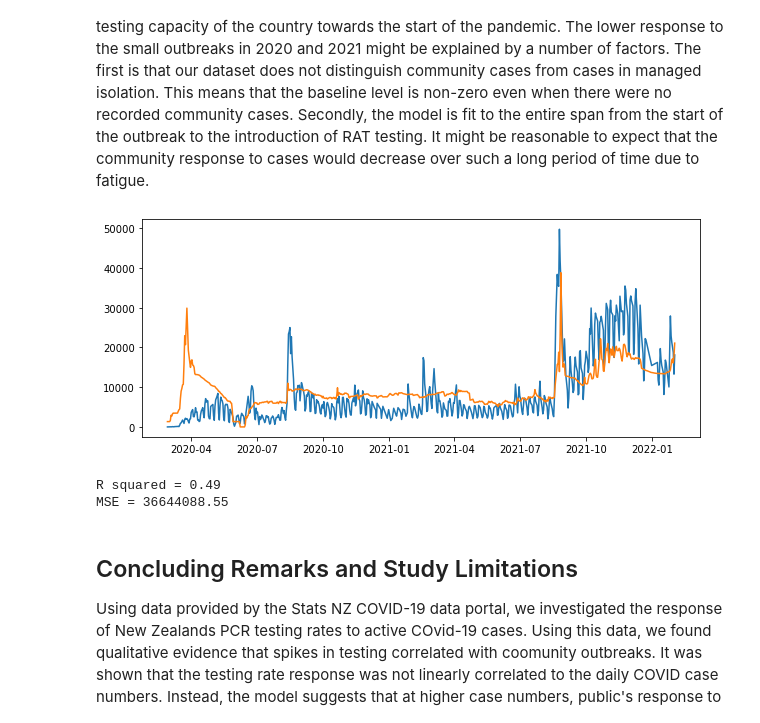
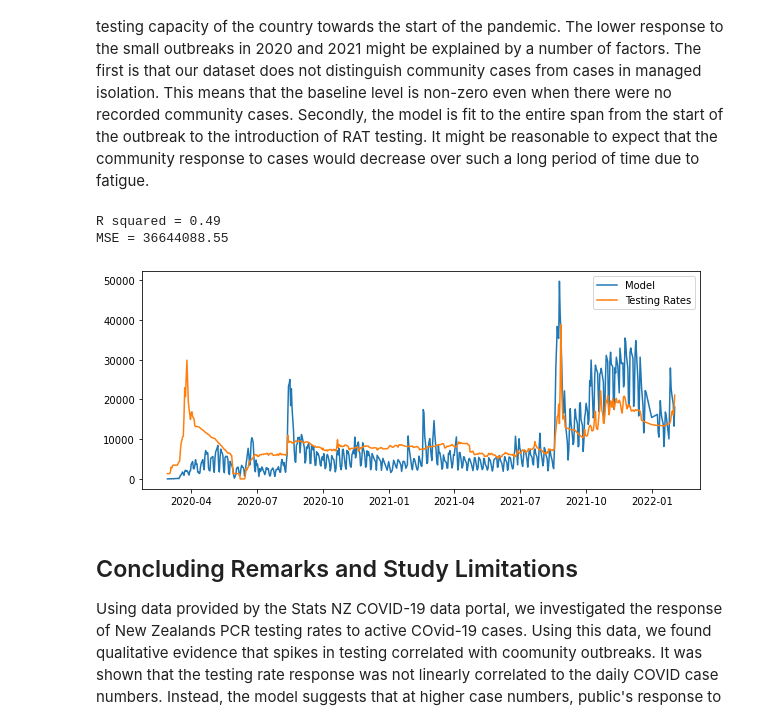
Before and after one commit to Deyika/COVID-19-Cases-and-Testing-rates-Stats-NZ, a Jupyter notebook: Report.ipynb, the cells around one changed output. Drawn from its saved outputs; the diff is of its cells as text; code cells hidden in the pictures.

```diff
--- a/Report.ipynb
+++ b/Report.ipynb
@@ -232,22 +233,23 @@ model_data[['log_Active_Cases','Test_Results','Z_i_Active_Cases']].loc[:RAT_test
 Fitting this model as before, we see that the model easily outpreforms the previous linear response model. Althouth does over predict testing rates at the start, and still fails to capture some of the spikes at the lower case numbers in 2020 and the first half of 2021. The under performance of the model at the very start might be explained by the limited testing capacity of the country towards the start of the pandemic. The lower response to the small outbreaks in 2020 and 2021 might be explained by a number of factors. The first is that our dataset does not distinguish community cases from cases in managed isolation. This means that the baseline level is non-zero even when there were no recorded community cases. Secondly, the model is fit to the entire span from the start of the outbreak to the introduction of RAT testing. It might be reasonable to expect that the community response to cases would decrease over such a long period of time due to fatigue.
 # %%
 f = lambda X,a,b: a*X[0]+ b*X[1]
-x_0 =  np.array(model_data['mod_d_Active_Cases'][:RAT_tests])
+x_0 =  np.array(model_data['Z_i_Active_Cases'][:RAT_tests])
 x_1 =  np.array(model_data['log_Active_Cases'][:RAT_tests])
 y = np.array(model_data['Test_Results'][:RAT_tests])
 p0 = [100, 60]
 popt, pcov = opt.curve_fit(f, (x_0,x_1), y,p0)
 pred = [f([x_0[i],x_1[i]],popt[0],popt[1]) for i in range(len(x_0))]
 fig = plt.figure(figsize = (10,4))
-plt.plot(model_data[:RAT_tests].index,y)
-plt.plot(model_data[:RAT_tests].index,pred)
-plt.show()
+plt.plot(model_data[:RAT_tests].index,y, label='Model')
+plt.plot(model_data[:RAT_tests].index,pred, label='Testing Rates')
+plt.legend()
+plt.savefig('best_model.png',dpi=250)
 print('R squared = {0:.2f}'.format(metrics.r2_score(y,pred)))
 print('MSE = {0:.2f}'.format(metrics.mean_squared_error(y,pred)))
 # %% [output]
+R squared = 0.49
+MSE = 36644088.55
-[figure, old version]
+[figure, new version]
-R squared = 0.49
-MSE = 36644088.55
 # %% [markdown]
 ## Concluding Remarks and Study Limitations
 
```
Also changed, not shown: parts of 3 cells of this notebook.
